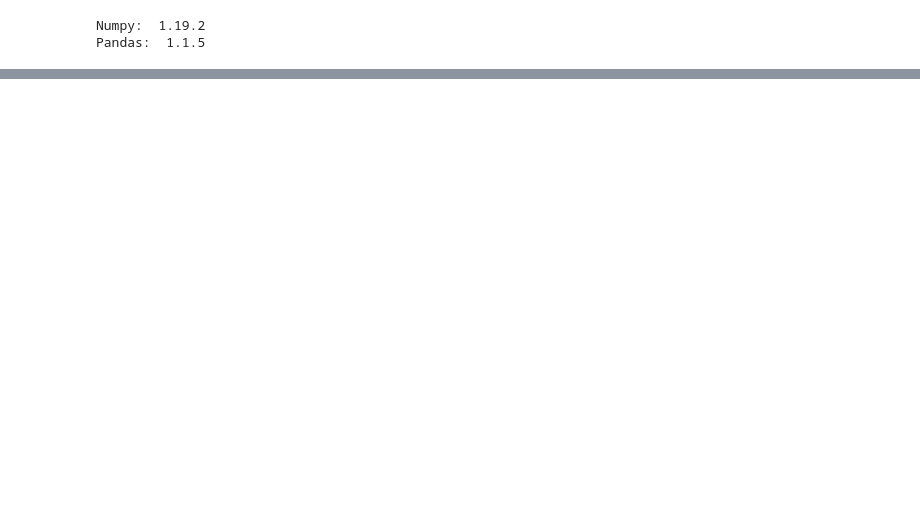
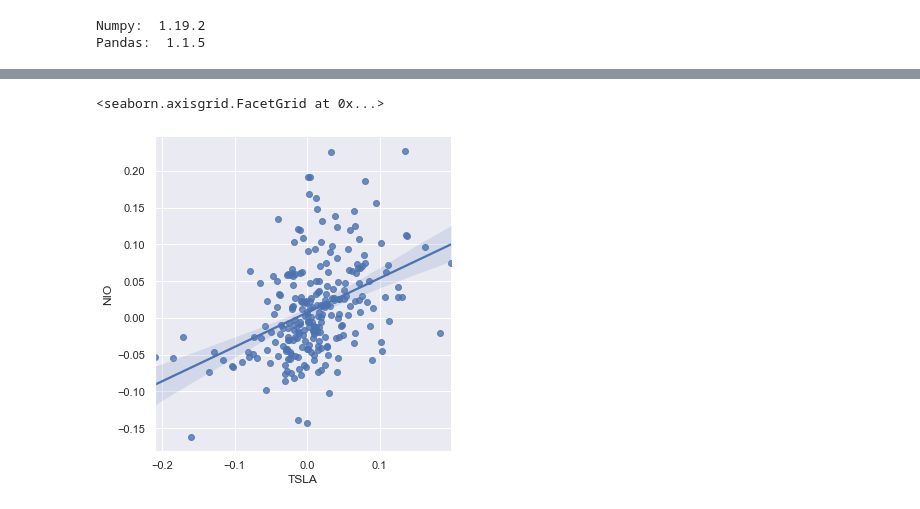
Before and after one commit to tdnam/ds, a Jupyter notebook: w3/lab/ev_stock_analysis.ipynb, the cells around one changed output, grey strips where cells are left out. Cells and saved outputs as stored; diff of their text form; code cells hidden in the pictures; blank space fills up the shorter version.

```diff
--- a/w3/lab/ev_stock_analysis.ipynb
+++ b/w3/lab/ev_stock_analysis.ipynb
@@ -178,0 +314,5 @@ tsla.corr()
+# %%
+sns.lmplot('TSLA', 'NIO', data=daily_return_percentage)
+# %% [output]
+<seaborn.axisgrid.FacetGrid at 0x...>
+[figure, added]
```
Also changed, not shown: parts of 53 cells of this notebook.
